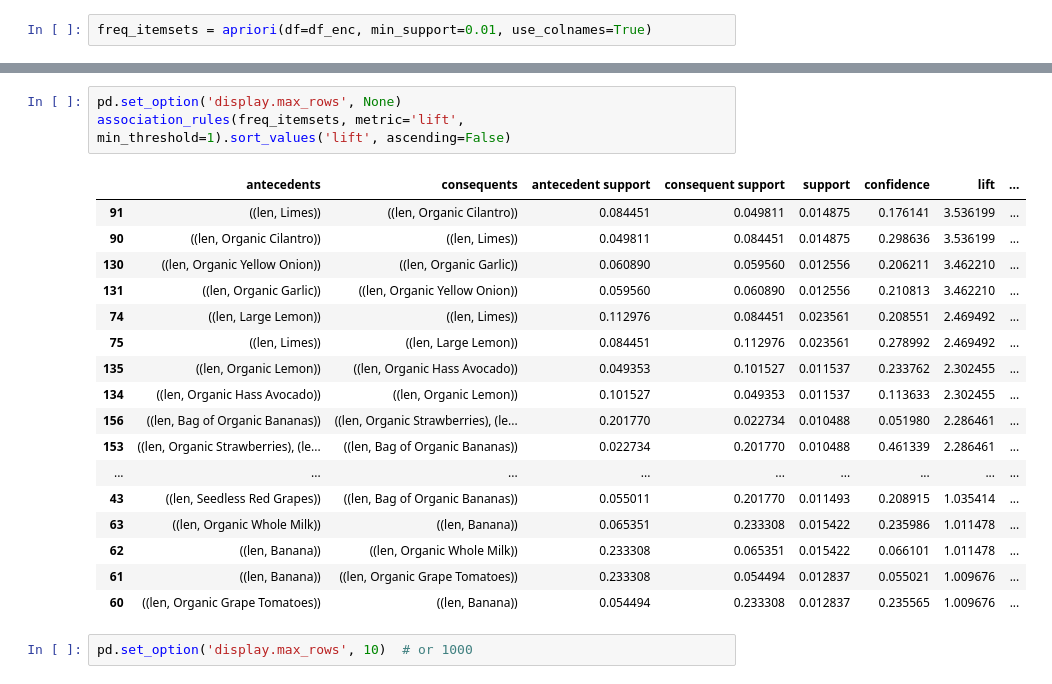
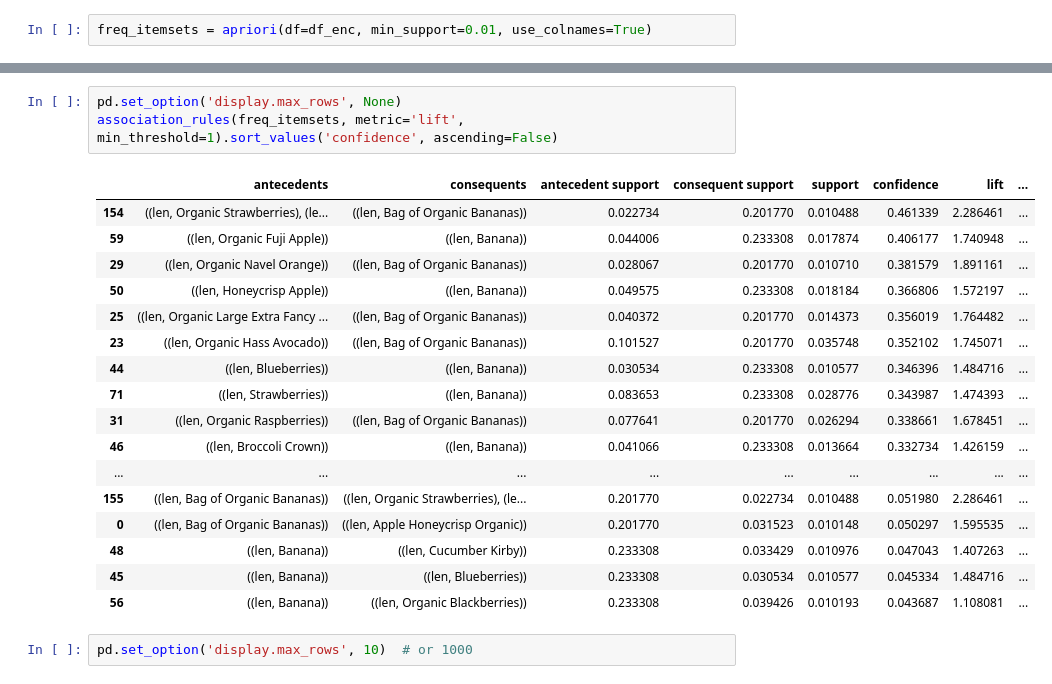
Before and after one commit to LoganPaulSnyder/3162-Group-7, a Jupyter notebook: final_project.ipynb, the cells around one changed output, grey strips where cells are left out. Cells and saved outputs as stored; diff of their text form.

```diff
--- a/final_project.ipynb
+++ b/final_project.ipynb
@@ -337,24 +337,24 @@ freq_itemsets.sort_values('support', ascending=False)
 200 rows × 2 columns
 # %%
 pd.set_option('display.max_rows', None)
-association_rules(freq_itemsets, metric='lift', min_threshold=1).sort_values('lift', ascending=False)
+association_rules(freq_itemsets, metric='lift', min_threshold=1).sort_values('confidence', ascending=False)
 # %% [output]
 |  | antecedents | consequents | antecedent support | consequent support | support | confidence | lift | ... |
-| 91 | ((len, Limes)) | ((len, Organic Cilantro)) | 0.084451 | 0.049811 | 0.014875 | 0.176141 | 3.536199 | ... |
-| 90 | ((len, Organic Cilantro)) | ((len, Limes)) | 0.049811 | 0.084451 | 0.014875 | 0.298636 | 3.536199 | ... |
-| 130 | ((len, Organic Yellow Onion)) | ((len, Organic Garlic)) | 0.060890 | 0.059560 | 0.012556 | 0.206211 | 3.462210 | ... |
-| 131 | ((len, Organic Garlic)) | ((len, Organic Yellow Onion)) | 0.059560 | 0.060890 | 0.012556 | 0.210813 | 3.462210 | ... |
-| 74 | ((len, Large Lemon)) | ((len, Limes)) | 0.112976 | 0.084451 | 0.023561 | 0.208551 | 2.469492 | ... |
-| 75 | ((len, Limes)) | ((len, Large Lemon)) | 0.084451 | 0.112976 | 0.023561 | 0.278992 | 2.469492 | ... |
-| 135 | ((len, Organic Lemon)) | ((len, Organic Hass Avocado)) | 0.049353 | 0.101527 | 0.011537 | 0.233762 | 2.302455 | ... |
-| 134 | ((len, Organic Hass Avocado)) | ((len, Organic Lemon)) | 0.101527 | 0.049353 | 0.011537 | 0.113633 | 2.302455 | ... |
-| 156 | ((len, Bag of Organic Bananas)) | ((len, Organic Strawberries), (le... | 0.201770 | 0.022734 | 0.010488 | 0.051980 | 2.286461 | ... |
-| 153 | ((len, Organic Strawberries), (le... | ((len, Bag of Organic Bananas)) | 0.022734 | 0.201770 | 0.010488 | 0.461339 | 2.286461 | ... |
+| 154 | ((len, Organic Strawberries), (le... | ((len, Bag of Organic Bananas)) | 0.022734 | 0.201770 | 0.010488 | 0.461339 | 2.286461 | ... |
+| 59 | ((len, Organic Fuji Apple)) | ((len, Banana)) | 0.044006 | 0.233308 | 0.017874 | 0.406177 | 1.740948 | ... |
+| 29 | ((len, Organic Navel Orange)) | ((len, Bag of Organic Bananas)) | 0.028067 | 0.201770 | 0.010710 | 0.381579 | 1.891161 | ... |
+| 50 | ((len, Honeycrisp Apple)) | ((len, Banana)) | 0.049575 | 0.233308 | 0.018184 | 0.366806 | 1.572197 | ... |
+| 25 | ((len, Organic Large Extra Fancy ... | ((len, Bag of Organic Bananas)) | 0.040372 | 0.201770 | 0.014373 | 0.356019 | 1.764482 | ... |
+| 23 | ((len, Organic Hass Avocado)) | ((len, Bag of Organic Bananas)) | 0.101527 | 0.201770 | 0.035748 | 0.352102 | 1.745071 | ... |
+| 44 | ((len, Blueberries)) | ((len, Banana)) | 0.030534 | 0.233308 | 0.010577 | 0.346396 | 1.484716 | ... |
+| 71 | ((len, Strawberries)) | ((len, Banana)) | 0.083653 | 0.233308 | 0.028776 | 0.343987 | 1.474393 | ... |
+| 31 | ((len, Organic Raspberries)) | ((len, Bag of Organic Bananas)) | 0.077641 | 0.201770 | 0.026294 | 0.338661 | 1.678451 | ... |
+| 46 | ((len, Broccoli Crown)) | ((len, Banana)) | 0.041066 | 0.233308 | 0.013664 | 0.332734 | 1.426159 | ... |
 | ... | ... | ... | ... | ... | ... | ... | ... | ... |
-| 43 | ((len, Seedless Red Grapes)) | ((len, Bag of Organic Bananas)) | 0.055011 | 0.201770 | 0.011493 | 0.208915 | 1.035414 | ... |
-| 63 | ((len, Organic Whole Milk)) | ((len, Banana)) | 0.065351 | 0.233308 | 0.015422 | 0.235986 | 1.011478 | ... |
-| 62 | ((len, Banana)) | ((len, Organic Whole Milk)) | 0.233308 | 0.065351 | 0.015422 | 0.066101 | 1.011478 | ... |
-| 61 | ((len, Banana)) | ((len, Organic Grape Tomatoes)) | 0.233308 | 0.054494 | 0.012837 | 0.055021 | 1.009676 | ... |
-| 60 | ((len, Organic Grape Tomatoes)) | ((len, Banana)) | 0.054494 | 0.233308 | 0.012837 | 0.235565 | 1.009676 | ... |
+| 155 | ((len, Bag of Organic Bananas)) | ((len, Organic Strawberries), (le... | 0.201770 | 0.022734 | 0.010488 | 0.051980 | 2.286461 | ... |
+| 0 | ((len, Bag of Organic Bananas)) | ((len, Apple Honeycrisp Organic)) | 0.201770 | 0.031523 | 0.010148 | 0.050297 | 1.595535 | ... |
+| 48 | ((len, Banana)) | ((len, Cucumber Kirby)) | 0.233308 | 0.033429 | 0.010976 | 0.047043 | 1.407263 | ... |
+| 45 | ((len, Banana)) | ((len, Blueberries)) | 0.233308 | 0.030534 | 0.010577 | 0.045334 | 1.484716 | ... |
+| 56 | ((len, Banana)) | ((len, Organic Blackberries)) | 0.233308 | 0.039426 | 0.010193 | 0.043687 | 1.108081 | ... |
 # %%
 pd.set_option('display.max_rows', 10)  # or 1000
```
Also changed, not shown: parts of 8 cells of this notebook.
